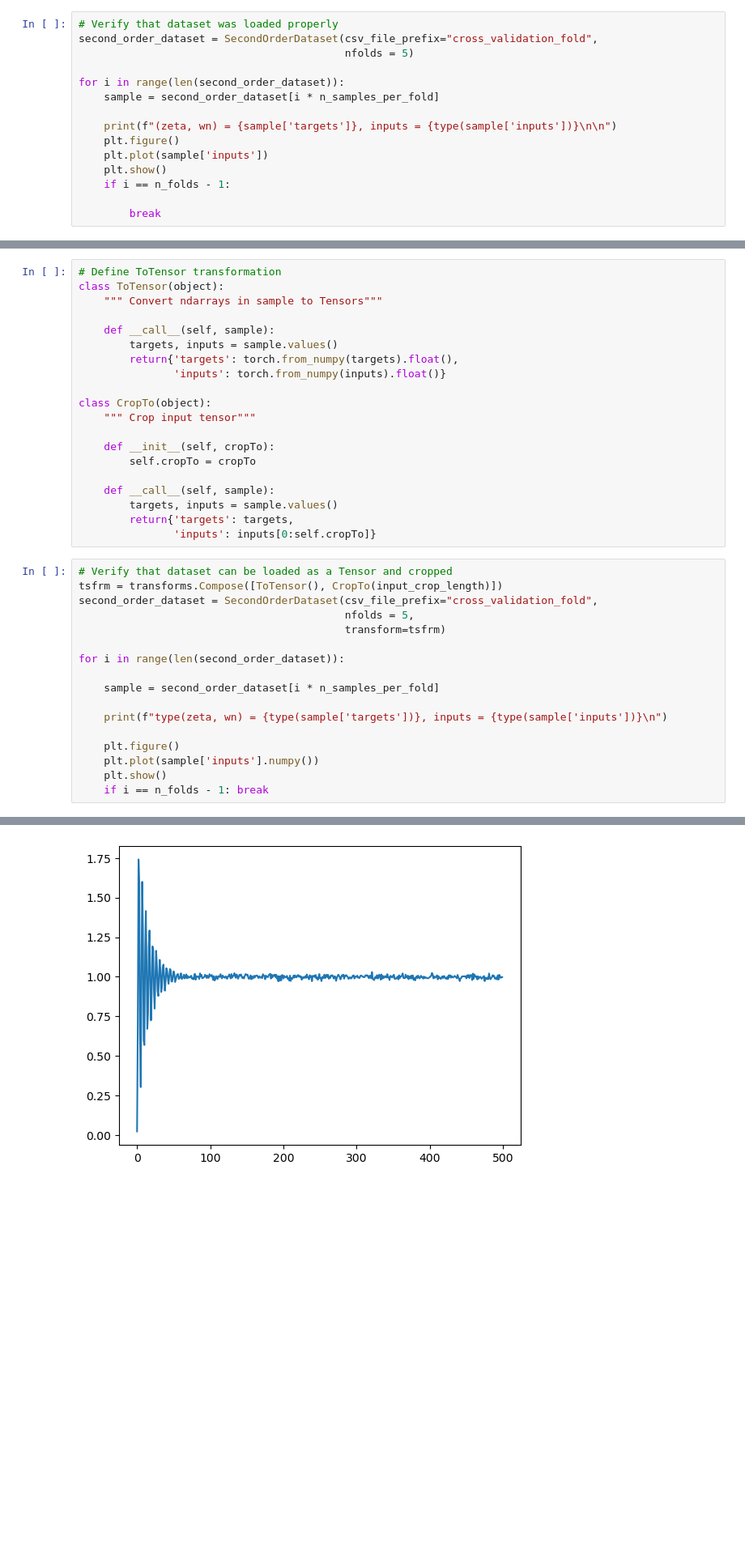
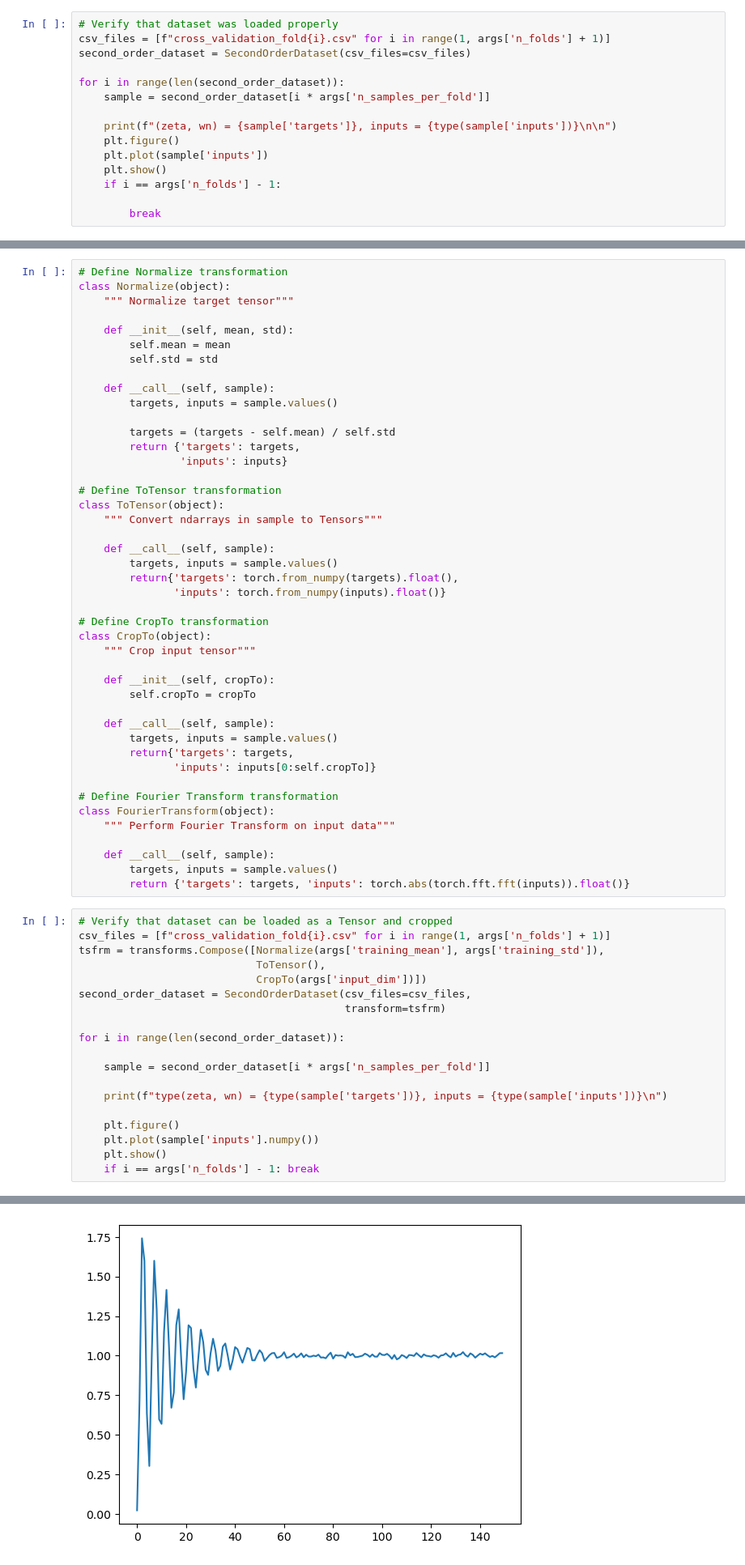
Before and after one commit to tcwelch/Parameter_Identification_EE269, a Jupyter notebook: MLP.ipynb, the cells around one changed output, grey strips where cells are left out. Shown at 81% size. Drawn from its saved outputs; the diff is of its cells as text; blank space fills up the shorter version.

```diff
--- a/MLP.ipynb
+++ b/MLP.ipynb
@@ -83,17 +89,17 @@ class SecondOrderDataset(Dataset):
         return sample
 # %%
 # Verify that dataset was loaded properly
-second_order_dataset = SecondOrderDataset(csv_file_prefix="cross_validation_fold",
-                                          nfolds = 5)
+csv_files = [f"cross_validation_fold{i}.csv" for i in range(1, args['n_folds'] + 1)]
+second_order_dataset = SecondOrderDataset(csv_files=csv_files)
 
 for i in range(len(second_order_dataset)):
-    sample = second_order_dataset[i * n_samples_per_fold]
+    sample = second_order_dataset[i * args['n_samples_per_fold']]
 
     print(f"(zeta, wn) = {sample['targets']}, inputs = {type(sample['inputs'])}\n\n")
     plt.figure()
     plt.plot(sample['inputs'])
     plt.show()
-    if i == n_folds - 1:
+    if i == args['n_folds'] - 1:
 
         break
 # %% [output]
@@ -109,5 +115,20 @@ for i in range(len(second_order_dataset)):
 [figure]
 # %%
+# Define Normalize transformation
+class Normalize(object):
+    """ Normalize target tensor"""
+
+    def __init__(self, mean, std):
+        self.mean = mean
+        self.std = std
+
+    def __call__(self, sample):
+        targets, inputs = sample.values()
+
+        targets = (targets - self.mean) / self.std
+        return {'targets': targets,
+                'inputs': inputs}
+
 # Define ToTensor transformation
 class ToTensor(object):
     """ Convert ndarrays in sample to Tensors"""
@@ -117,6 +138,7 @@ class ToTensor(object):
         return{'targets': torch.from_numpy(targets).float(),
                'inputs': torch.from_numpy(inputs).float()}
 
+# Define CropTo transformation
 class CropTo(object):
     """ Crop input tensor"""
 
@@ -127,24 +149,34 @@ class CropTo(object):
         targets, inputs = sample.values()
         return{'targets': targets,
                'inputs': inputs[0:self.cropTo]}
+
+# Define Fourier Transform transformation
+class FourierTransform(object):
+    """ Perform Fourier Transform on input data"""
+
+    def __call__(self, sample):
+        targets, inputs = sample.values()
+        return {'targets': targets, 'inputs': torch.abs(torch.fft.fft(inputs)).float()}
 # %%
 # Verify that dataset can be loaded as a Tensor and cropped
-tsfrm = transforms.Compose([ToTensor(), CropTo(input_crop_length)])
-second_order_dataset = SecondOrderDataset(csv_file_prefix="cross_validation_fold",
-                                          nfolds = 5,
+csv_files = [f"cross_validation_fold{i}.csv" for i in range(1, args['n_folds'] + 1)]
+tsfrm = transforms.Compose([Normalize(args['training_mean'], args['training_std']),
+                            ToTensor(),
+                            CropTo(args['input_dim'])])
+second_order_dataset = SecondOrderDataset(csv_files=csv_files,
                                           transform=tsfrm)
 
 for i in range(len(second_order_dataset)):
 
-    sample = second_order_dataset[i * n_samples_per_fold]
+    sample = second_order_dataset[i * args['n_samples_per_fold']]
 
     print(f"type(zeta, wn) = {type(sample['targets'])}, inputs = {type(sample['inputs'])}\n")
 
     plt.figure()
     plt.plot(sample['inputs'].numpy())
     plt.show()
-    if i == n_folds - 1: break
+    if i == args['n_folds'] - 1: break
 # %% [output]
 type(zeta, wn) = <class 'torch.Tensor'>, inputs = <class 'torch.Tensor'>
-[figure, old version]
+[figure, new version]
 type(zeta, wn) = <class 'torch.Tensor'>, inputs = <class 'torch.Tensor'>
```
Also changed, not shown: parts of 11 cells of this notebook.
